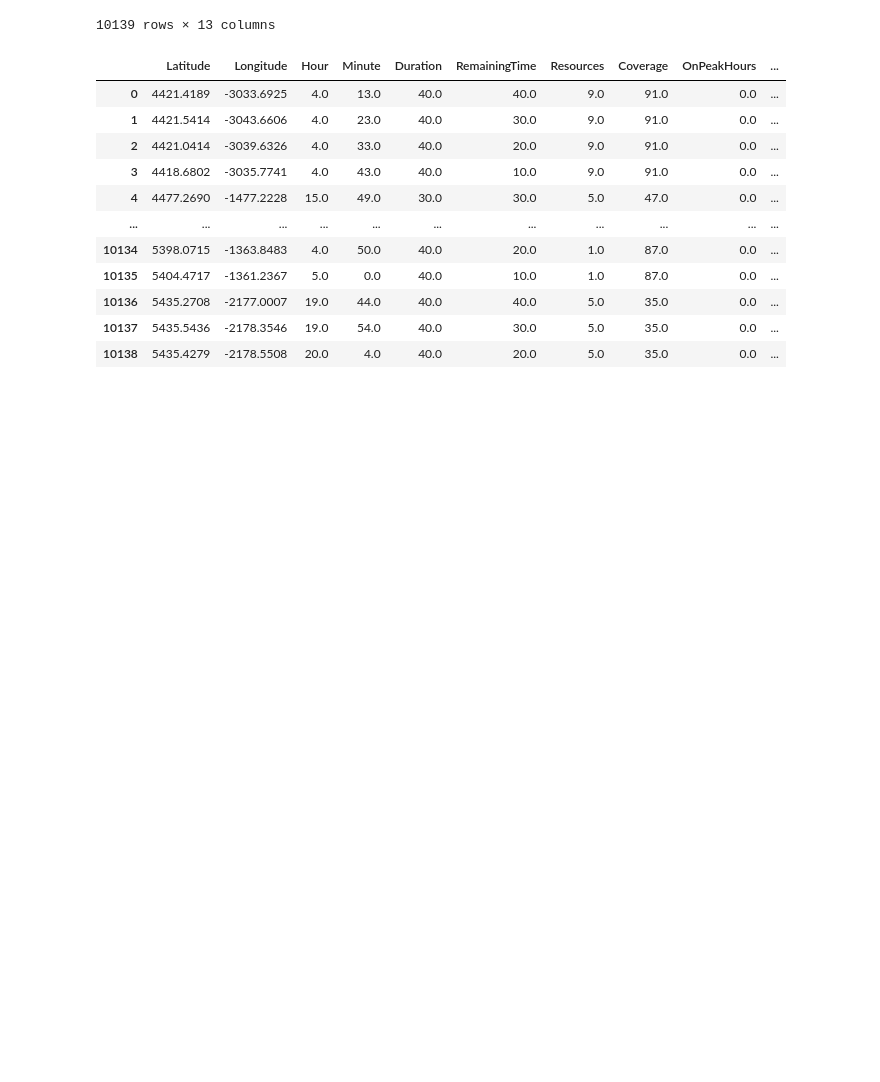
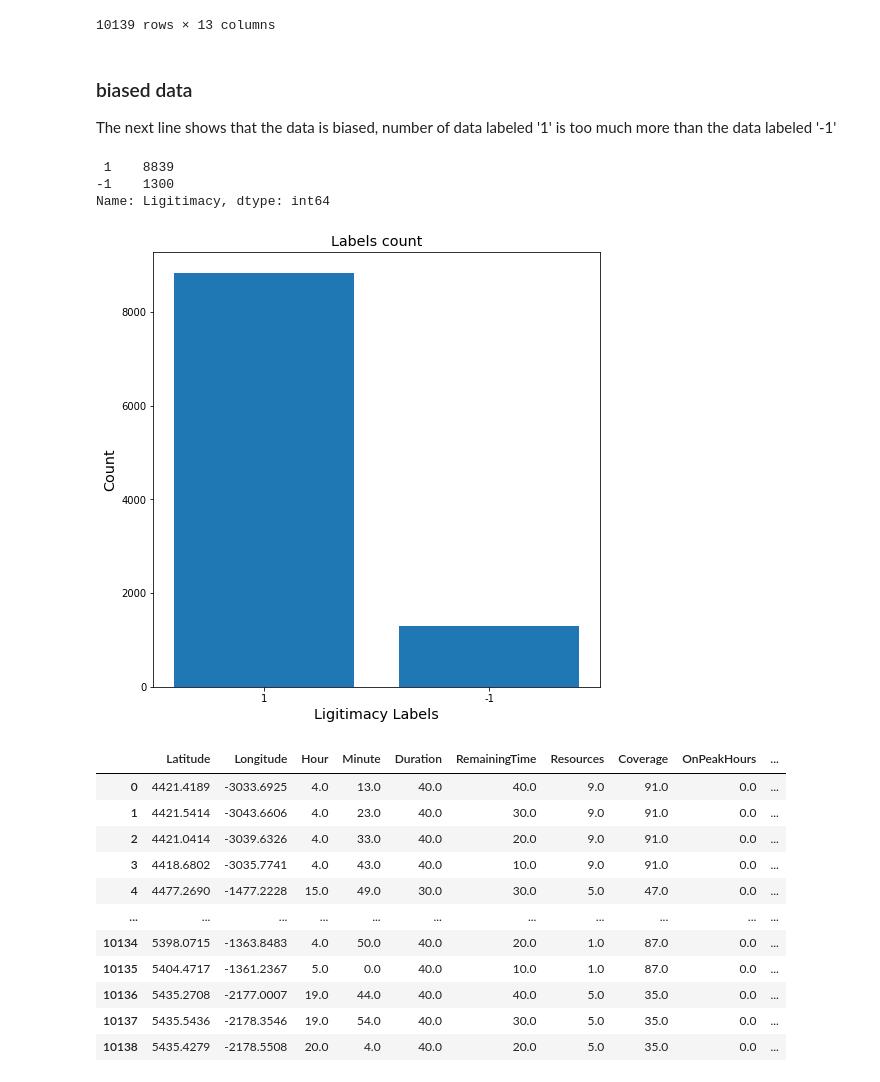
Before and after one commit to HadyKh/Crowd-Sensing-Classification, a Jupyter notebook: Code.ipynb, the cells around one changed output. Saved outputs shown, nothing was run; the diff lists cells and outputs as text; code cells hidden in the pictures; blank space fills up the shorter version.

Commit message:
detecting biased data

```diff
--- a/Code.ipynb
+++ b/Code.ipynb
@@ -46,6 +46,22 @@ trDf
 | 10137 | 2821 | 5435.5436 | -2178.3546 | 2 | 19 | 54 | 40 | 30 | 5 | 35 | ... |
 | 10138 | 2821 | 5435.4279 | -2178.5508 | 2 | 20 | 4 | 40 | 20 | 5 | 35 | ... |
 10139 rows × 13 columns
+# %% [markdown]
+### biased data
+The next line shows that the data is biased, number of data labeled '1' is too much more than the data labeled '-1'
+# %%
+print(trDf['Ligitimacy'].value_counts())
+fig, ax = plt.subplots(figsize=(8, 8))
+plt.bar(['1', '-1'], trDf['Ligitimacy'].value_counts())
+plt.title('Labels count', fontsize = 'x-large')
+plt.ylabel('Count', fontsize = 'x-large')
+plt.xlabel('Ligitimacy Labels', fontsize = 'x-large')
+plt.show()
+# %% [output]
+ 1    8839
+-1    1300
+Name: Ligitimacy, dtype: int64
+[figure, added]
 # %%
 # converting to data frame
 xtrain = pd.DataFrame(trX,columns = ["Latitude", "Longitude", "Hour", "Minute", "Duration", "RemainingTime", "Resources", "Coverage", "OnPeakHours", "GridNumber"])
```
Also changed, not shown: parts of 1 cell of this notebook.
